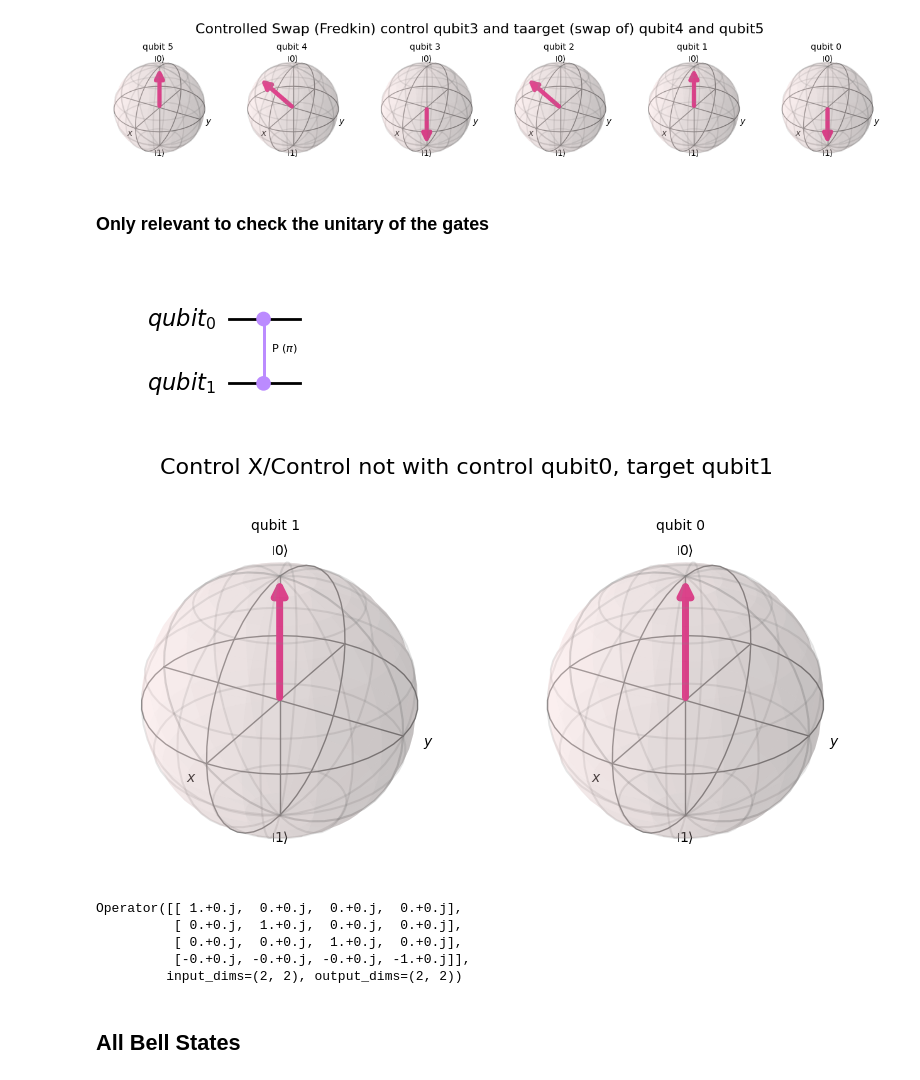
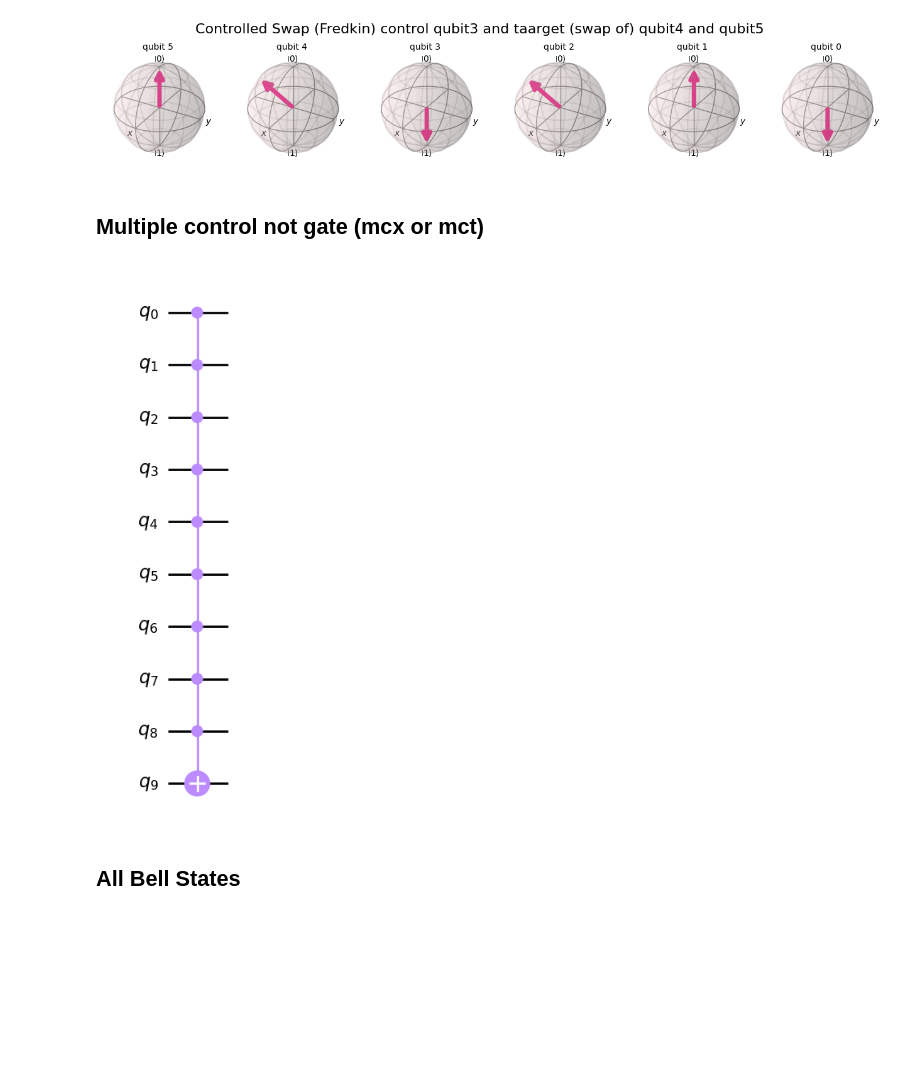
Before and after one commit to mrromaniuc/quantum-computing, a Jupyter notebook: IBMCertifiedAssociateDeveloperQiskit/01.4-Multi_Qubit_Gates.ipynb, the cells around one changed output. Drawn from its saved outputs; the diff is of its cells as text; code cells hidden in the pictures; blank space fills up the shorter version.

```diff
--- a/IBMCertifiedAssociateDeveloperQiskit/01.4-Multi_Qubit_Gates.ipynb
+++ b/IBMCertifiedAssociateDeveloperQiskit/01.4-Multi_Qubit_Gates.ipynb
@@ -245,34 +245,17 @@ plot_bloch_multivector(sv, title="Controlled Swap (Fredkin) control qubit3 and t
 # %% [output]
 [figure]
 [figure]
-# %% [markdown]
-### Only relevant to check the unitary of the gates
-# %%
-import numpy as np
-from qiskit import QuantumRegister, QuantumCircuit
-from qiskit.quantum_info import Statevector
-from qiskit.visualization import plot_bloch_multivector
-
-qr = QuantumRegister(2, name="qubit")
-qc = QuantumCircuit(qr)
-qc.cp(np.pi, qr[0], qr[1])
-sv = Statevector.from_instruction(qc)
-display(qc.draw())
-display(plot_bloch_multivector(qc, title="Control X/Control not with control qubit0, target qubit1", reverse_bits=True))
-
-from qiskit import Aer, execute
-be = Aer.get_backend("unitary_simulator")
-job = execute(qc, backend=be, shots=1)
-result = job.result()
-print(result.get_unitary(qc, 2))
-# %% [output]
-[figure, removed]
-[figure, removed]
-Operator([[ 1.+0.j,  0.+0.j,  0.+0.j,  0.+0.j],
-          [ 0.+0.j,  1.+0.j,  0.+0.j,  0.+0.j],
-          [ 0.+0.j,  0.+0.j,  1.+0.j,  0.+0.j],
-          [-0.+0.j, -0.+0.j, -0.+0.j, -1.+0.j]],
-         input_dims=(2, 2), output_dims=(2, 2))
+# %% [markdown]
+## Multiple control not gate (mcx or mct)
+# %%
+import numpy as np
+from qiskit import QuantumCircuit
+
+qc = QuantumCircuit(10)
+qc.mcx(list(range(0,9)), 9) # mct has same function
+qc.draw()
+# %% [output]
+[figure, added]
 # %% [markdown]
 ## All Bell States
 # %%
```
Also changed, not shown: parts of 2 cells of this notebook.
